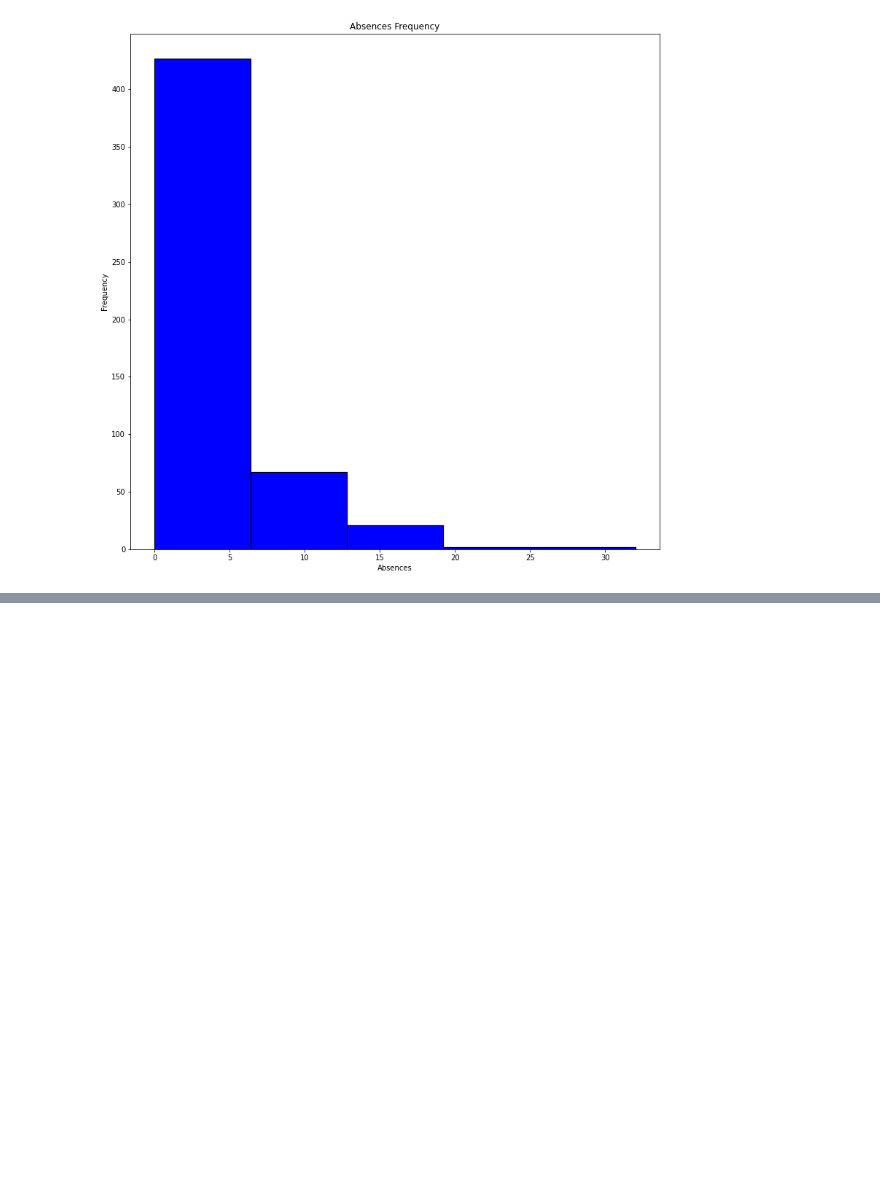
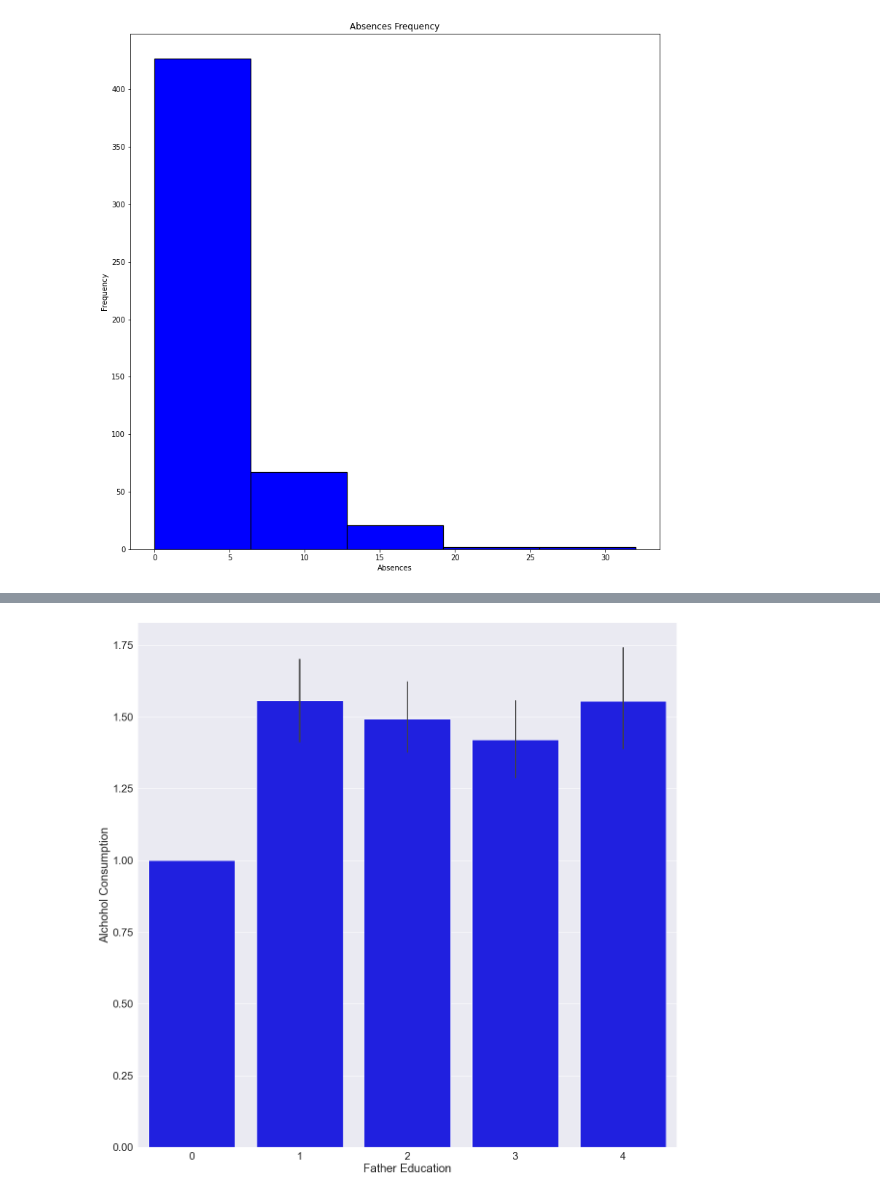
Before and after one commit to GabrielSolomonHolland/data-science-final, a Jupyter notebook: data-science-final.ipynb, the cells around one changed output, grey strips where cells are left out. Cells and saved outputs as stored; diff of their text form; code cells hidden in the pictures; blank space fills up the shorter version.

```diff
--- a/data-science-final.ipynb
+++ b/data-science-final.ipynb
@@ -613,0 +631,12 @@ sns.
+# %%
+
+fig = sns.barplot(x="Fedu", y="Dalc", data=working_df, color='blue')
+
+#set axis labels .set_axis_labels('Father Education', 'Alchohol Consumption')
+fig.set_xlabel('Father Education')
+fig.set_ylabel('Alchohol Consumption')
+
+#save as png
+plt.savefig('fathEduVsAlch_barplot.png')
+# %% [output]
+[figure, added]
```
Also changed, not shown: parts of 7 cells of this notebook, 10 other files.
